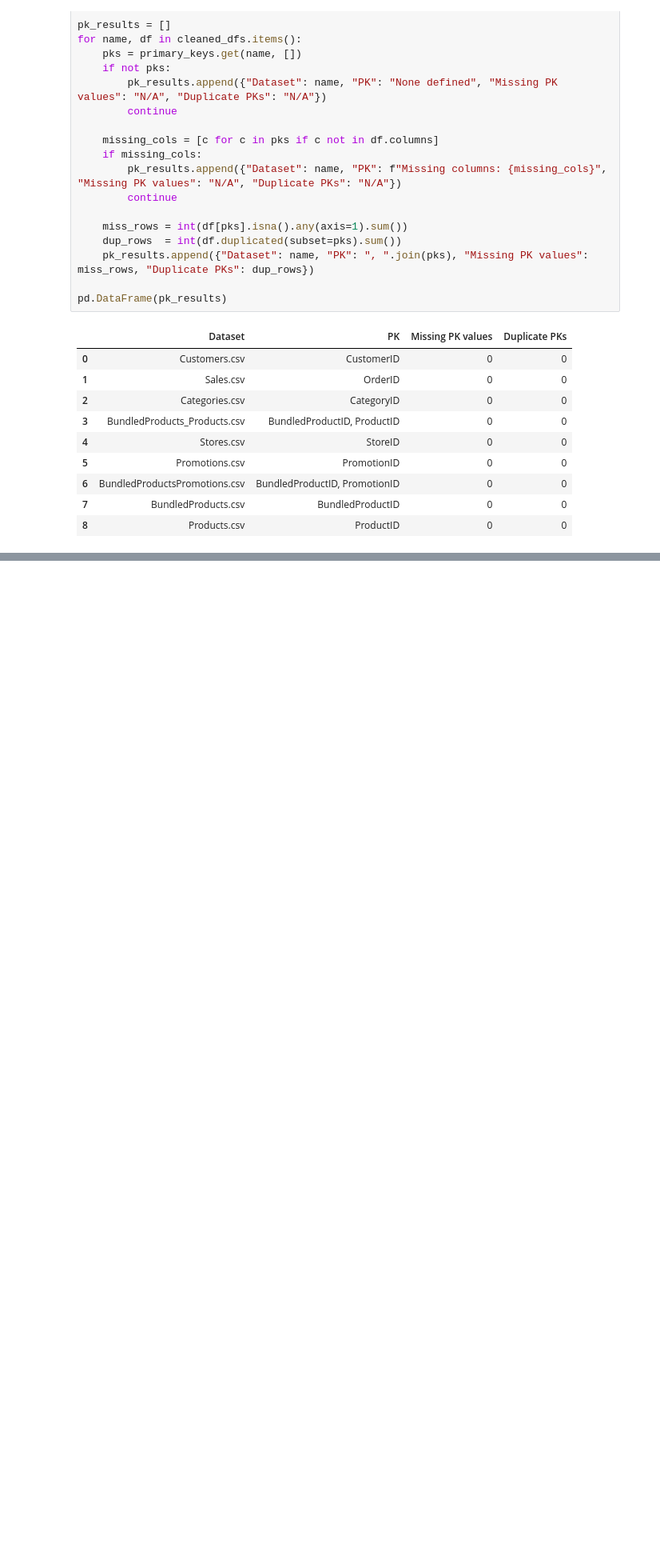
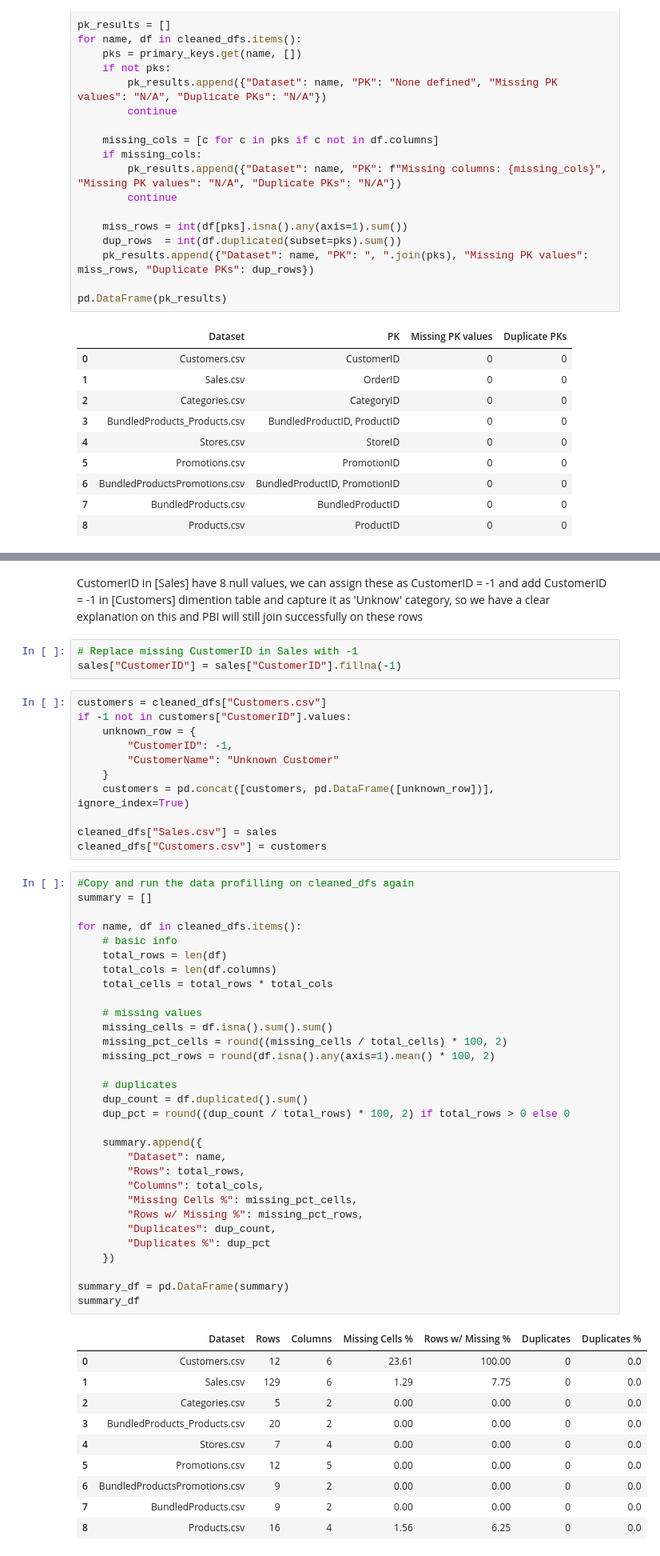
Before and after one commit to s4545120/case_studies_sales, a Jupyter notebook: CASE_STUDY_PRODUCTS_RL.ipynb, the cells around one changed output, grey strips where cells are left out. Shown at 80% size. Drawn from its saved outputs; the diff is of its cells as text; blank space fills up the shorter version.

```diff
--- a/CASE_STUDY_PRODUCTS_RL.ipynb
+++ b/CASE_STUDY_PRODUCTS_RL.ipynb
@@ -227,0 +225,58 @@ display(key_summary_df)
+# %% [markdown]
+CustomerID in [Sales] have 8 null values, we can assign these as CustomerID = -1 and add CustomerID = -1 in [Customers] dimention table and capture it as 'Unknow' category, so we have a clear explanation on this and PBI will still join successfully on these rows
+# %%
+# Replace missing CustomerID in Sales with -1
+sales["CustomerID"] = sales["CustomerID"].fillna(-1)
+# %%
+customers = cleaned_dfs["Customers.csv"]
+if -1 not in customers["CustomerID"].values:
+    unknown_row = {
+        "CustomerID": -1,
+        "CustomerName": "Unknown Customer"
+    }
+    customers = pd.concat([customers, pd.DataFrame([unknown_row])], ignore_index=True)
+
+cleaned_dfs["Sales.csv"] = sales
+cleaned_dfs["Customers.csv"] = customers
+# %%
+#Copy and run the data profilling on cleaned_dfs again
+summary = []
+
+for name, df in cleaned_dfs.items():
+    # basic info
+    total_rows = len(df)
+    total_cols = len(df.columns)
+    total_cells = total_rows * total_cols
+
+    # missing values
+    missing_cells = df.isna().sum().sum()
+    missing_pct_cells = round((missing_cells / total_cells) * 100, 2)
+    missing_pct_rows = round(df.isna().any(axis=1).mean() * 100, 2)
+
+    # duplicates
+    dup_count = df.duplicated().sum()
+    dup_pct = round((dup_count / total_rows) * 100, 2) if total_rows > 0 else 0
+
+    summary.append({
+        "Dataset": name,
+        "Rows": total_rows,
+        "Columns": total_cols,
+        "Missing Cells %": missing_pct_cells,
+        "Rows w/ Missing %": missing_pct_rows,
+        "Duplicates": dup_count,
+        "Duplicates %": dup_pct
+    })
+
+summary_df = pd.DataFrame(summary)
+summary_df
+# %% [output]
+|  | Dataset | Rows | Columns | Missing Cells % | Rows w/ Missing % | Duplicates | Duplicates % |
+| 0 | Customers.csv | 12 | 6 | 23.61 | 100.00 | 0 | 0.0 |
+| 1 | Sales.csv | 129 | 6 | 1.29 | 7.75 | 0 | 0.0 |
+| 2 | Categories.csv | 5 | 2 | 0.00 | 0.00 | 0 | 0.0 |
+| 3 | BundledProducts_Products.csv | 20 | 2 | 0.00 | 0.00 | 0 | 0.0 |
+| 4 | Stores.csv | 7 | 4 | 0.00 | 0.00 | 0 | 0.0 |
+| 5 | Promotions.csv | 12 | 5 | 0.00 | 0.00 | 0 | 0.0 |
+| 6 | BundledProductsPromotions.csv | 9 | 2 | 0.00 | 0.00 | 0 | 0.0 |
+| 7 | BundledProducts.csv | 9 | 2 | 0.00 | 0.00 | 0 | 0.0 |
+| 8 | Products.csv | 16 | 4 | 1.56 | 6.25 | 0 | 0.0 |
```
Also changed, not shown: parts of 7 cells of this notebook.
